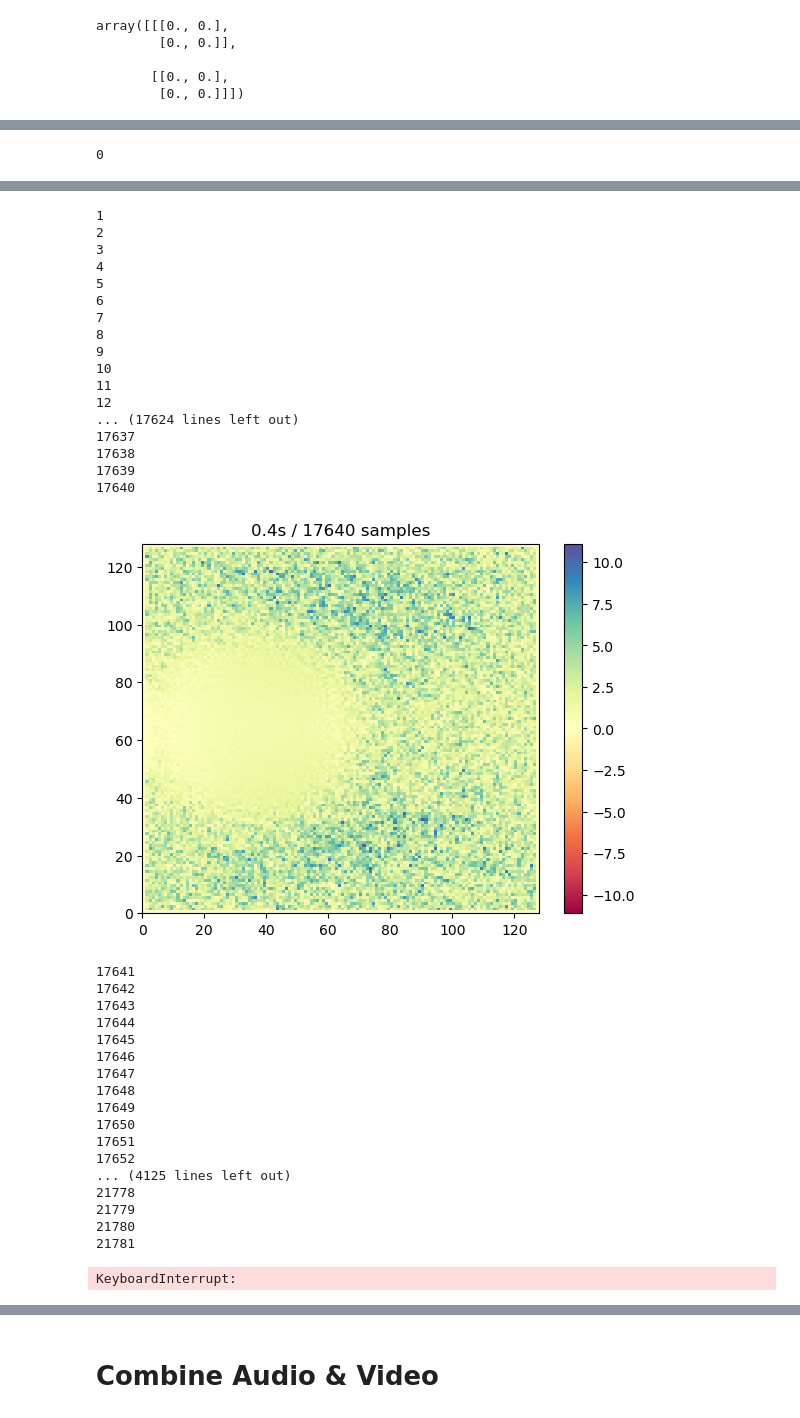
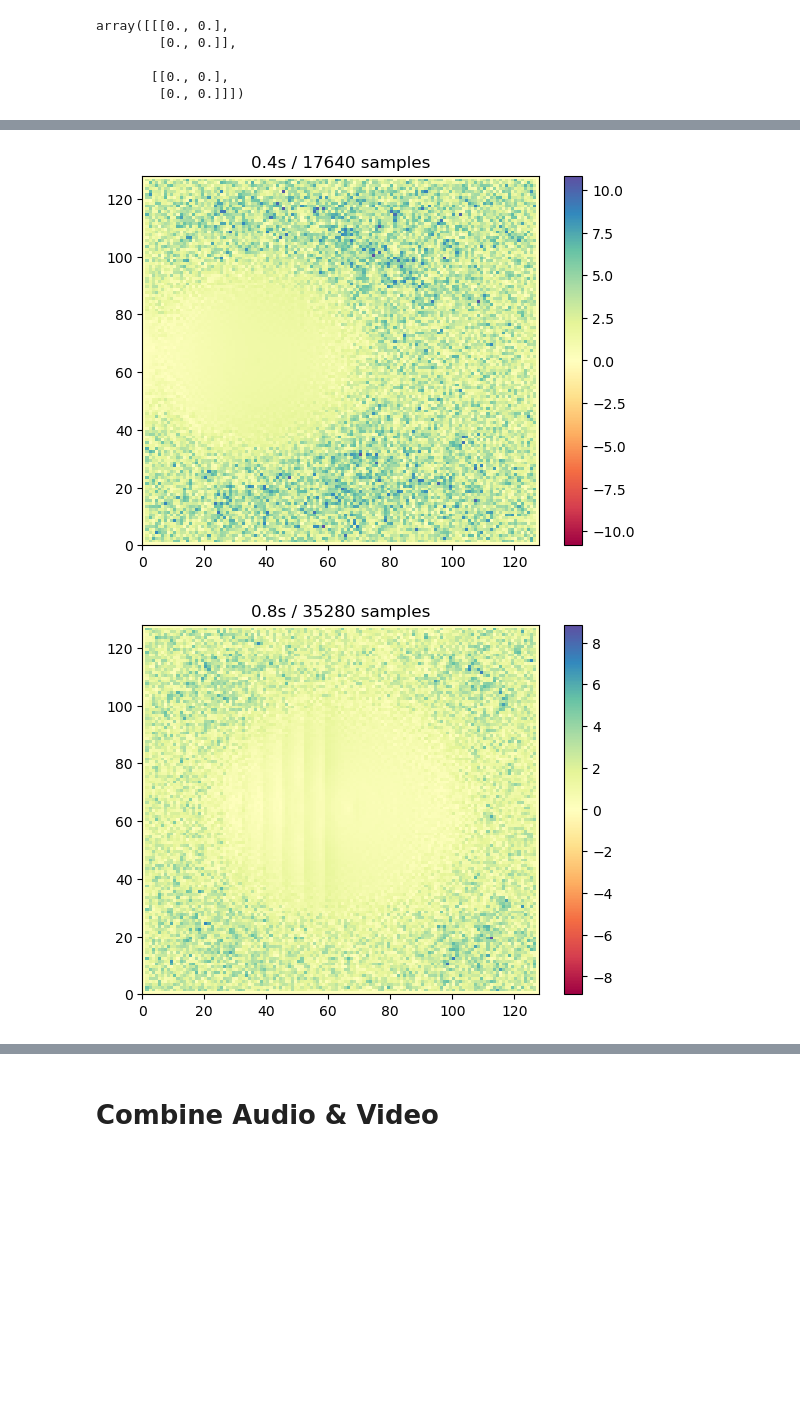
Before and after one commit to jannosch/qsynthi_prototyping, a Jupyter notebook: physical_modelling_3.ipynb, the cells around one changed output, grey strips where cells are left out. Cells and saved outputs as stored; diff of their text form; code cells hidden in the pictures; blank space fills up the shorter version.

Commit message:
slow simulation

```diff
--- a/physical_modelling_3.ipynb
+++ b/physical_modelling_3.ipynb
@@ -168,96 +164,68 @@ plt.pcolormesh(data[34895])
 # %%
+sample_rate = 44100
+sonification_duration = 2
+sonification_duration = np.min([duration, sonification_duration])
+
 listening = average_orthogonal_listening
 
 dampening_per_second = 1 - 1e-12
-spring_amount = sample_rate * 10
+spring_amount = sample_rate
 min_mass = 0.00125
 max_mass = 3.2
 
 
-
 dampening_per_sample = 1 - pow(1 - dampening_per_second, 1 / sample_rate)
+# %%
+num_simulated_steps = sonification_duration * sample_rate
+
+springs = np.indices((n, n)).transpose((1, 2, 0))[:, :, np.newaxis, :] + [[[[-1, 0], [1, 0], [0, -1], [0, 1]]]] # indices for each connected mass point for each mass point shape: (x, y, num_springs, indices_of_other_point
+original_positions = np.indices((n, n), dtype=np.float64).transpose((1, 2, 0))
+
+masses = min_mass + (max_mass - min_mass) * np.abs(frames)
+angles = np.angle(frames)
+springs_length = 1 - np.cos(angles[:, springs[1:-1, 1:-1, :, 0], springs[1:-1, 1:-1, :, 1], np.newaxis] - angles[:, 1:-1, 1:-1, np.newaxis, np.newaxis])
 # %%
 positions = np.copy(original_positions)
 speeds = np.zeros((n, n, 2), dtype=np.float64)
-
+forces = np.zeros((n, n, 2), dtype=np.float64)
 
 audio = np.empty(num_simulated_steps)
 
+data = frames[0]
+
 for sample in range(num_simulated_steps):
-    print(sample)
+    #print(sample)
 
+    simulation_index = int(sample / sample_rate * fps)
     last_data = data
-    data = interpolate_1d(frames, sample / sample_rate * fps)
-
-    masses = min_mass + (max_mass - min_mass) * np.abs(data)
-    angles = np.angle(data)
-    springs_length = 1 - np.cos(angles[springs[1:-1, 1:-1, :, 0], springs[1:-1, 1:-1, :, 1]] - angles[1:-1, 1:-1, np.newaxis])
-    springs_length = springs_length[:, :, :, np.newaxis]
-
-
-    forces = np.zeros((n, n, 2))
+    data = frames[simulation_index] # no interpolation
 
     offsets = positions[springs[1:-1, 1:-1, :, 0], springs[1:-1, 1:-1, :, 1]] - positions[1:-1, 1:-1, np.newaxis, :]
     distances = np.linalg.norm(offsets, axis=3)[:, :, :, np.newaxis]
 
-    forces[1:-1, 1:-1] = np.sum(spring_amount * offsets * (distances - springs_length) / distances, axis=2) # apply springs force
+    forces[1:-1, 1:-1] = np.sum(spring_amount * offsets * (distances - springs_length[simulation_index]) / distances, axis=2) # apply springs force
 
     # Add noise
     forces[1:-1, 1:-1, 0] += np.abs(np.abs(last_data) - np.abs(data))[1:-1, 1:-1] * (2 * np.random.random((n-2, n-2)) - 1)
 
     # Update speeds with forces, apply dampening
-    speeds += forces / masses[:, :, np.newaxis] / sample_rate
-    speeds *= 1 - dampening_per_sample #/ masses[:, :, np.newaxis]
+    speeds += forces / masses[simulation_index, :, :, np.newaxis] / sample_rate
+    speeds *= 1 - dampening_per_sample #/ masses[simulation_index, :, :, np.newaxis]
 
     positions += speeds / sample_rate
 
     audio[sample] = listening(positions - original_positions)
 
     #'''
     if sample % (sample_rate * sonification_duration // 5) == 0:
         plot_data = np.abs(np.linalg.norm(positions - original_positions, axis=2))
         scale = np.max(plot_data)
         plt.pcolormesh(plot_data, vmin=-scale, vmax=scale, cmap='Spectral')
         plt.colorbar()
         plt.title(f"{round(sample/sample_rate, 2) }s / {sample} samples")
         plt.show()
     #'''
 # %% [output]
-0
 [figure]
-1
-2
-3
-4
-5
-6
-7
-8
-9
-10
-11
-12
-... (17624 lines left out)
-17637
-17638
-17639
-17640
-[figure, old version]
+[figure, new version]
-17641
-17642
-17643
-17644
-17645
-17646
-17647
-17648
-17649
-17650
-17651
-17652
-... (4125 lines left out)
-21778
-21779
-21780
-21781
-KeyboardInterrupt:
+[figure, added]
```
Also changed, not shown: parts of 11 cells of this notebook.
